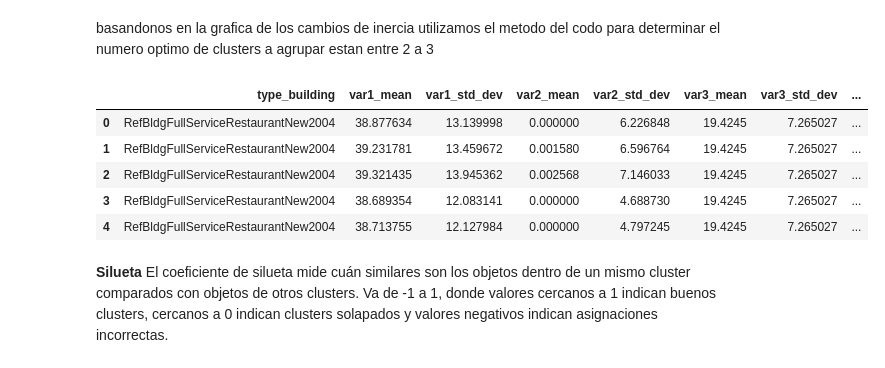
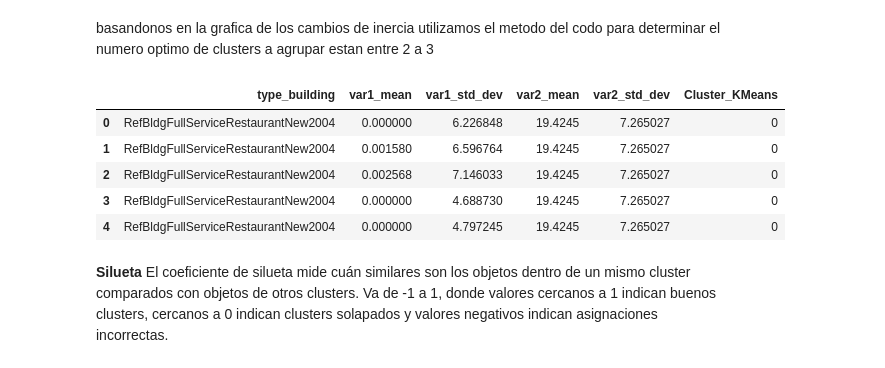
Before and after one commit to kesant/energy_consumption, a Jupyter notebook: notebooks/clustering_todas_caracteristicas.ipynb, the cells around one changed output. Cells and saved outputs as stored; diff of their text form; code cells hidden in the pictures.

```diff
--- a/notebooks/clustering_todas_caracteristicas.ipynb
+++ b/notebooks/clustering_todas_caracteristicas.ipynb
@@ -233,20 +229,20 @@ Diferencia de inercia entre 8 y 9 clusters: -1.0505299488918465
 basandonos en la grafica de los cambios de inercia  utilizamos el metodo del codo para determinar el numero optimo de clusters a agrupar estan entre 2 a 3
 # %%
 # Aplicar K-means con un número de clusters razonable, por ejemplo, 3
-kmeans = KMeans(n_clusters=3, random_state=42)
+kmeans = KMeans(n_clusters=4, random_state=42)
 clusters_kmeans = kmeans.fit_predict(features.iloc[:, :6])
 
 # Agregar los clusters al DataFrame para análisis posterior
 data_clustered['Cluster_KMeans'] = clusters_kmeans
 # Mostrar los primeros registros con los clusters asignados
 data_clustered.head()
 # %% [output]
-|  | type_building | var1_mean | var1_std_dev | var2_mean | var2_std_dev | var3_mean | var3_std_dev | ... |
-| 0 | RefBldgFullServiceRestaurantNew2004 | 38.877634 | 13.139998 | 0.000000 | 6.226848 | 19.4245 | 7.265027 | ... |
-| 1 | RefBldgFullServiceRestaurantNew2004 | 39.231781 | 13.459672 | 0.001580 | 6.596764 | 19.4245 | 7.265027 | ... |
-| 2 | RefBldgFullServiceRestaurantNew2004 | 39.321435 | 13.945362 | 0.002568 | 7.146033 | 19.4245 | 7.265027 | ... |
-| 3 | RefBldgFullServiceRestaurantNew2004 | 38.689354 | 12.083141 | 0.000000 | 4.688730 | 19.4245 | 7.265027 | ... |
-| 4 | RefBldgFullServiceRestaurantNew2004 | 38.713755 | 12.127984 | 0.000000 | 4.797245 | 19.4245 | 7.265027 | ... |
+|  | type_building | var1_mean | var1_std_dev | var2_mean | var2_std_dev | Cluster_KMeans |
+| 0 | RefBldgFullServiceRestaurantNew2004 | 0.000000 | 6.226848 | 19.4245 | 7.265027 | 0 |
+| 1 | RefBldgFullServiceRestaurantNew2004 | 0.001580 | 6.596764 | 19.4245 | 7.265027 | 0 |
+| 2 | RefBldgFullServiceRestaurantNew2004 | 0.002568 | 7.146033 | 19.4245 | 7.265027 | 0 |
+| 3 | RefBldgFullServiceRestaurantNew2004 | 0.000000 | 4.688730 | 19.4245 | 7.265027 | 0 |
+| 4 | RefBldgFullServiceRestaurantNew2004 | 0.000000 | 4.797245 | 19.4245 | 7.265027 | 0 |
 # %% [markdown]
 **Silueta**
 El coeficiente de silueta mide cuán similares son los objetos dentro de un mismo cluster comparados con objetos de otros clusters. Va de -1 a 1, donde valores cercanos a 1 indican buenos clusters, cercanos a 0 indican clusters solapados y valores negativos indican asignaciones incorrectas.
```
Also changed, not shown: parts of 18 cells of this notebook, 4 other files.
